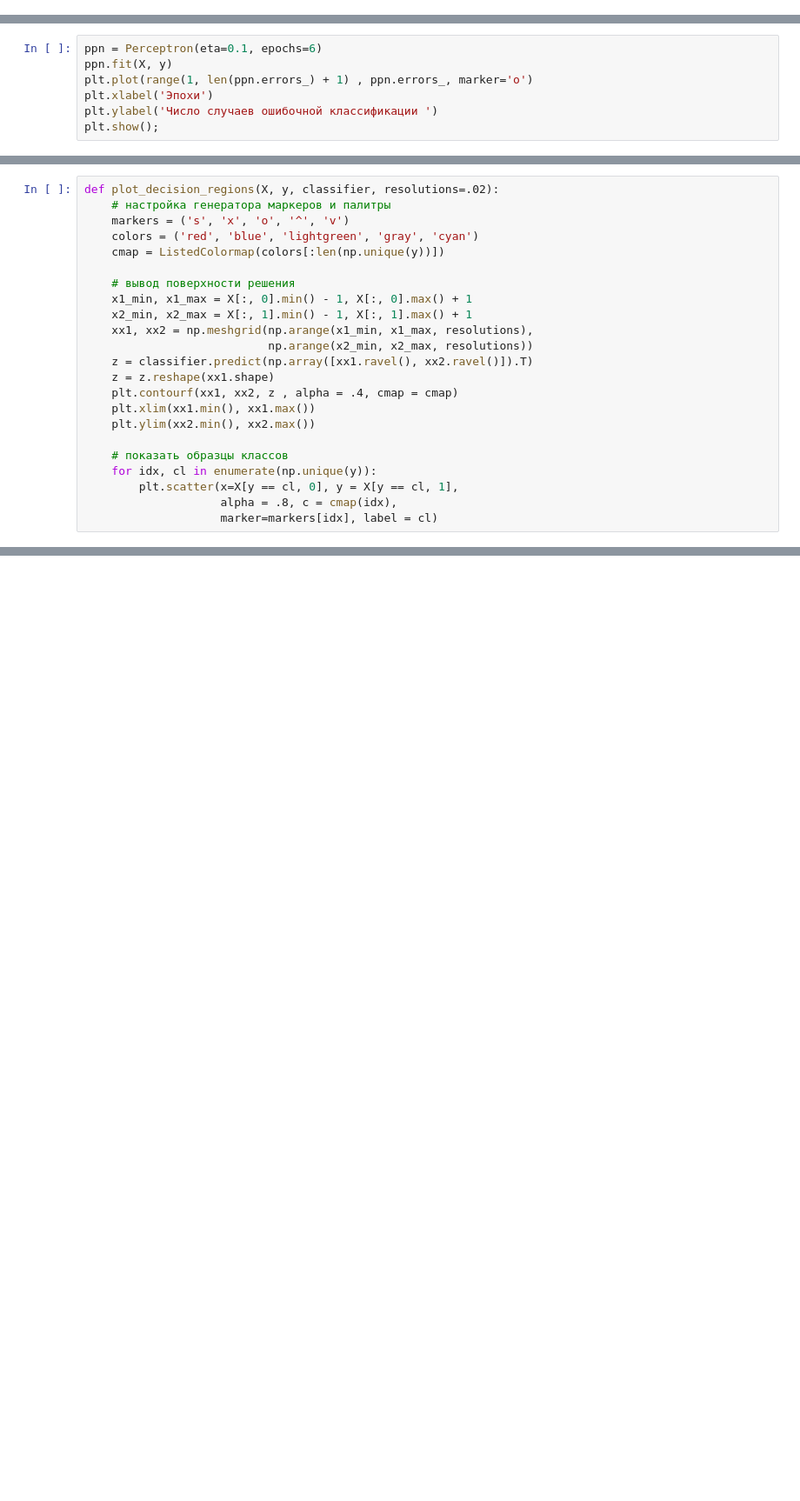
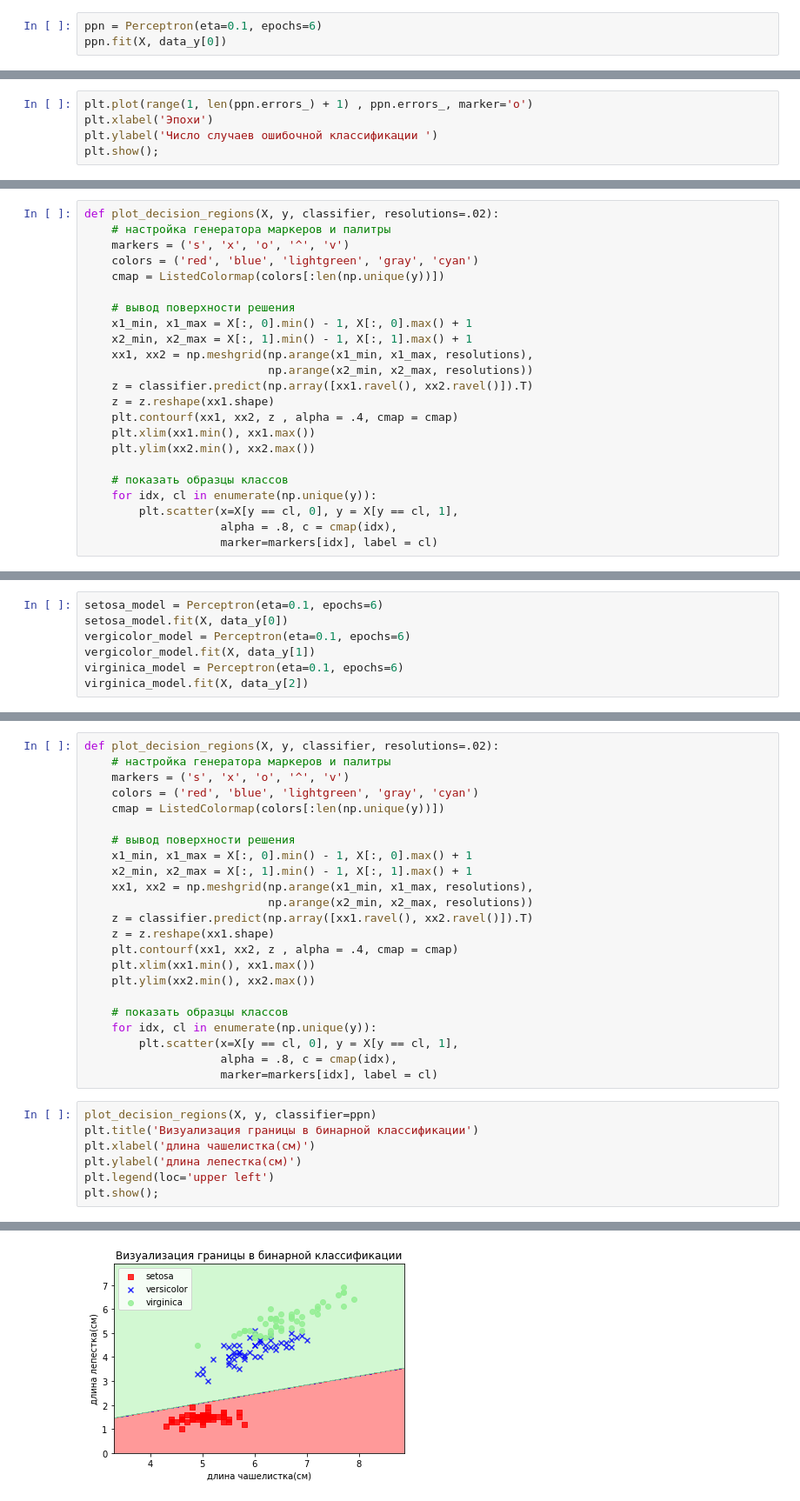
Before and after one commit to as1mple/labs_ds_courses, a Jupyter notebook: Перцептрон.ipynb, the cells around one changed output, grey strips where cells are left out. Shown: that part at 87% size. Saved outputs shown, nothing was run; the diff lists cells and outputs as text; blank space fills up the shorter version.

Commit message:
Использование стратегии "один против всех" для распотсраненния бинарного классификатора на задачу многоклассовой классификации

```diff
--- a/Перцептрон.ipynb
+++ b/Перцептрон.ipynb
@@ -128,0 +154,3 @@ plt.show();
+# %%
+ppn = Perceptron(eta=0.1, epochs=6)
+ppn.fit(X, data_y[0])
@@ -129,6 +161,4 @@ plt.show();
 # %%
-ppn = Perceptron(eta=0.1, epochs=6)
-ppn.fit(X, y)
 plt.plot(range(1, len(ppn.errors_) + 1) , ppn.errors_, marker='o')
 plt.xlabel('Эпохи')
 plt.ylabel('Число случаев ошибочной классификации ')
@@ -187,0 +202,7 @@ plt.show();
+# %%
+setosa_model = Perceptron(eta=0.1, epochs=6)
+setosa_model.fit(X, data_y[0])
+vergicolor_model = Perceptron(eta=0.1, epochs=6)
+vergicolor_model.fit(X, data_y[1])
+virginica_model = Perceptron(eta=0.1, epochs=6)
+virginica_model.fit(X, data_y[2])
@@ -187,0 +230,31 @@ plt.show();
+# %%
+def plot_decision_regions(X, y, classifier, resolutions=.02):
+    # настройка генератора маркеров и палитры
+    markers = ('s', 'x', 'o', '^', 'v')
+    colors = ('red', 'blue', 'lightgreen', 'gray', 'cyan')
+    cmap = ListedColormap(colors[:len(np.unique(y))])
+
+    # вывод поверхности решения
+    x1_min, x1_max = X[:, 0].min() - 1, X[:, 0].max() + 1
+    x2_min, x2_max = X[:, 1].min() - 1, X[:, 1].max() + 1
+    xx1, xx2 = np.meshgrid(np.arange(x1_min, x1_max, resolutions),
+                           np.arange(x2_min, x2_max, resolutions))
+    z = classifier.predict(np.array([xx1.ravel(), xx2.ravel()]).T)
+    z = z.reshape(xx1.shape)
+    plt.contourf(xx1, xx2, z , alpha = .4, cmap = cmap)
+    plt.xlim(xx1.min(), xx1.max())
+    plt.ylim(xx2.min(), xx2.max())
+
+    # показать образцы классов
+    for idx, cl in enumerate(np.unique(y)):
+        plt.scatter(x=X[y == cl, 0], y = X[y == cl, 1],
+                    alpha = .8, c = cmap(idx),
+                    marker=markers[idx], label = cl)
+# %%
+plot_decision_regions(X, y, classifier=ppn)
+plt.title('Визуализация границы в бинарной классификации')
+plt.xlabel('длина чашелистка(см)')
+plt.ylabel('длина лепестка(см)')
+plt.legend(loc='upper left')
+plt.show();
+# %% [output]
@@ -187,0 +264 @@ plt.show();
+[figure, added]
```
Also changed, not shown: parts of 33 cells of this notebook.
